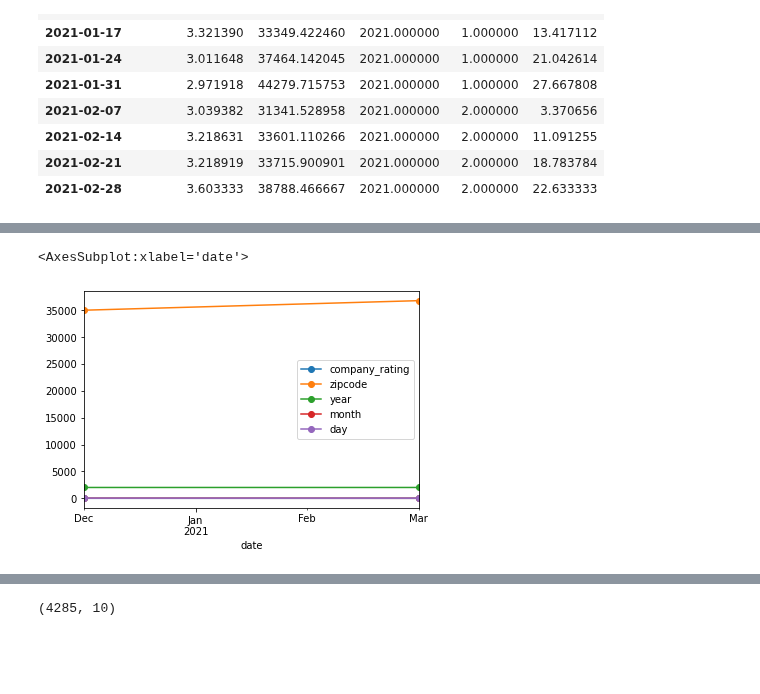
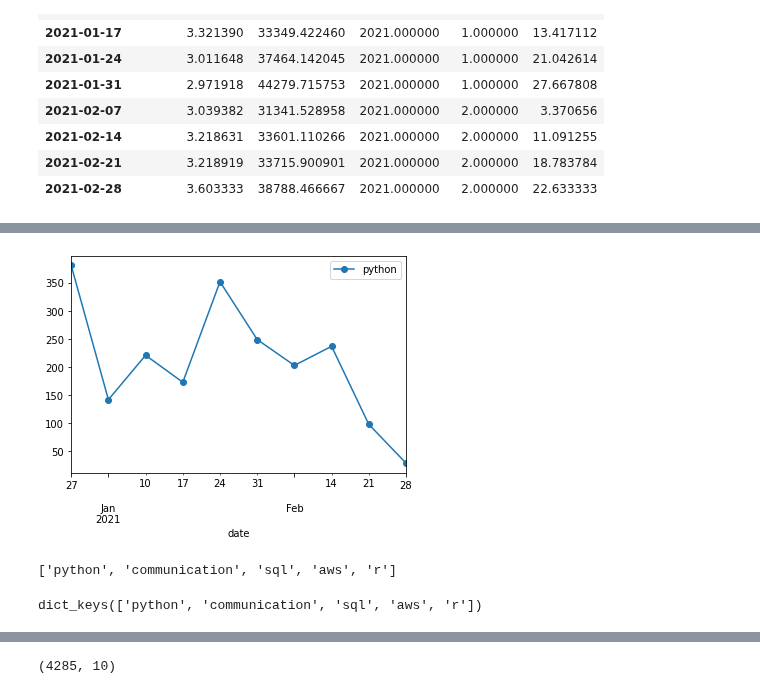
Before and after one commit to Blue-Owl-Data/Job-Search-Dashboard, a Jupyter notebook: notebook/MVP_Bojado.ipynb, the cells around one changed output, grey strips where cells are left out. Saved outputs shown, nothing was run; the diff lists cells and outputs as text; code cells hidden in the pictures; blank space fills up the shorter version.

Commit message:
time series analysis for top 5 skills

```diff
--- a/notebook/MVP_Bojado.ipynb
+++ b/notebook/MVP_Bojado.ipynb
@@ -402,0 +409,9 @@ df_ds_ts.plot() # need frequency
+# %%
+def python_frequency(clean_job_description):
+    string = clean_job_description
+    matches = re.findall(r'python', string)
+    frequency = len(matches)
+    return frequency
+# %%
+col_python = df_ds_ts.clean.apply(python_frequency)
+col_python.rename("python", inplace=True)
@@ -402,0 +432,3 @@ df_ds_ts.plot() # need frequency
+# %%
+df_ds_ts = pd.concat([df_ds_ts, col_python], axis=1)
+df_ds_ts.head()
@@ -403,5 +443,25 @@ df_ds_ts.plot() # need frequency
 # %%
-df_ds_ts.resample('3M').mean().plot(marker='o')
+df_ds_ts.resample('W').python.sum().plot(marker='o') # need frequency
+plt.legend()
+plt.show()
 # %% [output]
-<AxesSubplot:xlabel='date'>
-[figure, old version]
+[figure, new version]
+# %%
+top5 = df_top.index.to_list()
+top5
+# %% [output]
+['python', 'communication', 'sql', 'aws', 'r']
+# %%
+dic_frequency = {}
+
+for skill in top5:
+    list_frequency = []
+    for string in df_ds_ts.clean.values:
+        matches = re.findall(f" {skill} ", string)
+        frequency = len(matches)
+        list_frequency.append(frequency)
+        dic_frequency[skill]=list_frequency
+
+dic_frequency.keys()
+# %% [output]
+dict_keys(['python', 'communication', 'sql', 'aws', 'r'])
```
Also changed, not shown: parts of 13 cells of this notebook.
